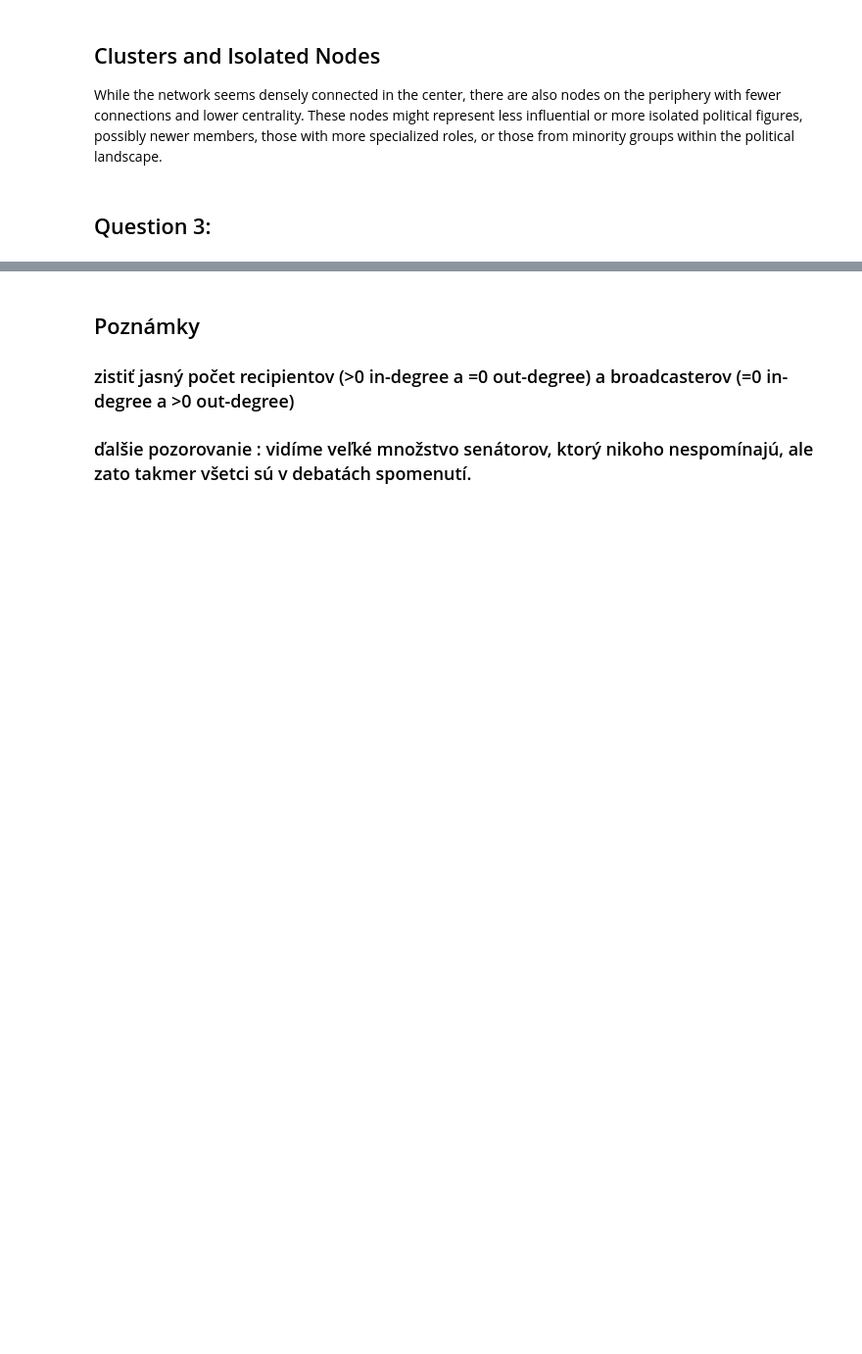
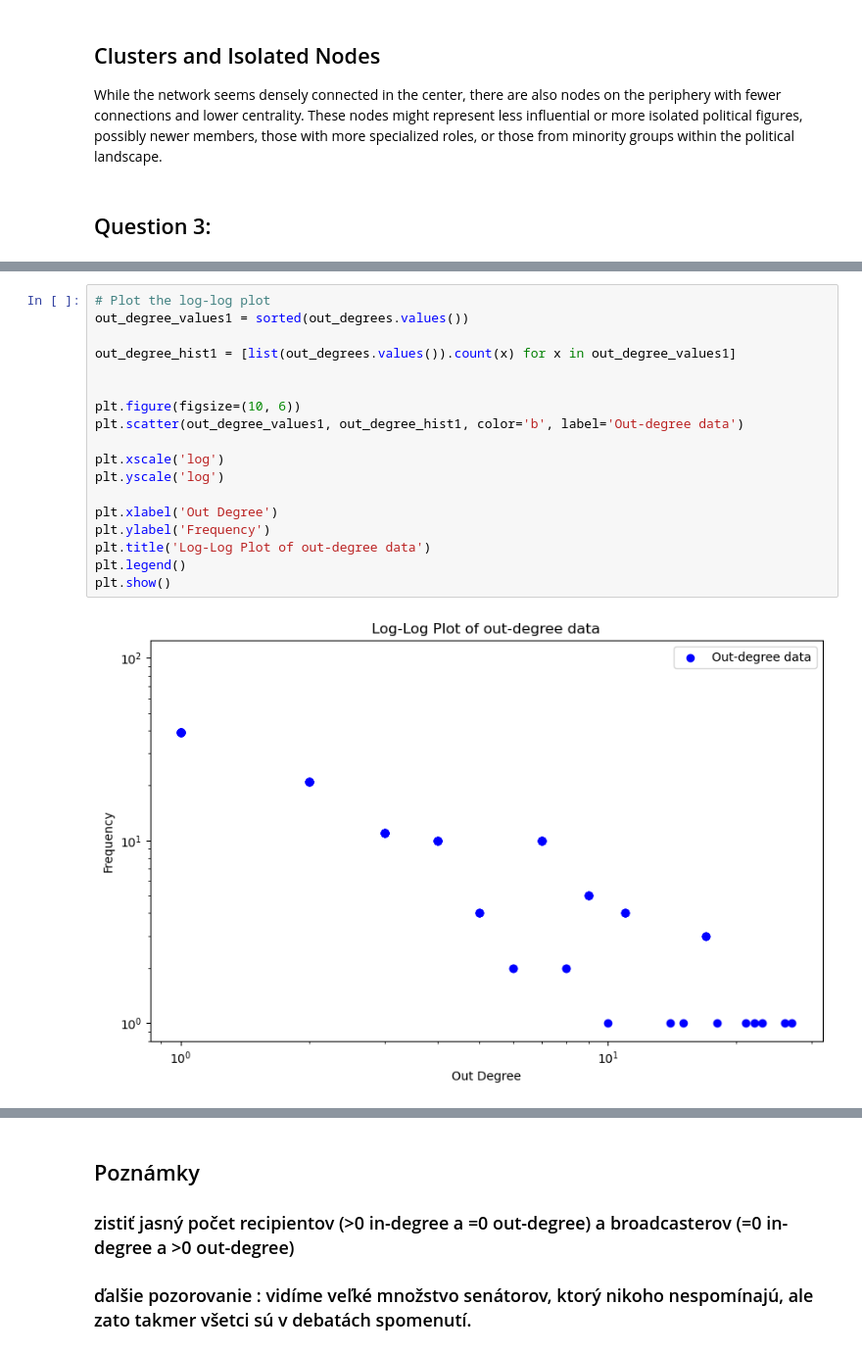
Before and after one commit to tomasbelak24/lil-data-siete, a Jupyter notebook: Congress_votes.ipynb, the cells around one changed output, grey strips where cells are left out. Shown at 98% size. Saved outputs shown, nothing was run; the diff lists cells and outputs as text; blank space fills up the shorter version.

```diff
--- a/Congress_votes.ipynb
+++ b/Congress_votes.ipynb
@@ -297,0 +405,20 @@ plt.show()
+# %%
+# Plot the log-log plot
+out_degree_values1 = sorted(out_degrees.values())
+
+out_degree_hist1 = [list(out_degrees.values()).count(x) for x in out_degree_values1]
+
+
+plt.figure(figsize=(10, 6))
+plt.scatter(out_degree_values1, out_degree_hist1, color='b', label='Out-degree data')
+
+plt.xscale('log')
+plt.yscale('log')
+
+plt.xlabel('Out Degree')
+plt.ylabel('Frequency')
+plt.title('Log-Log Plot of out-degree data')
+plt.legend()
+plt.show()
+# %% [output]
+[figure, added]
```
Also changed, not shown: parts of 11 cells of this notebook.
